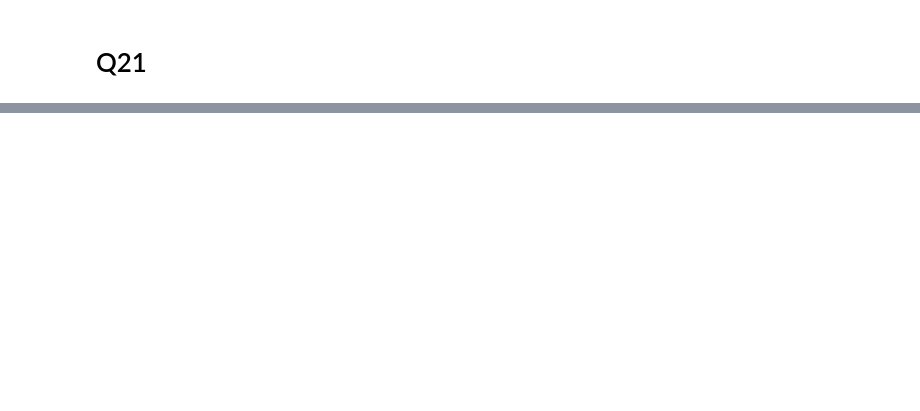
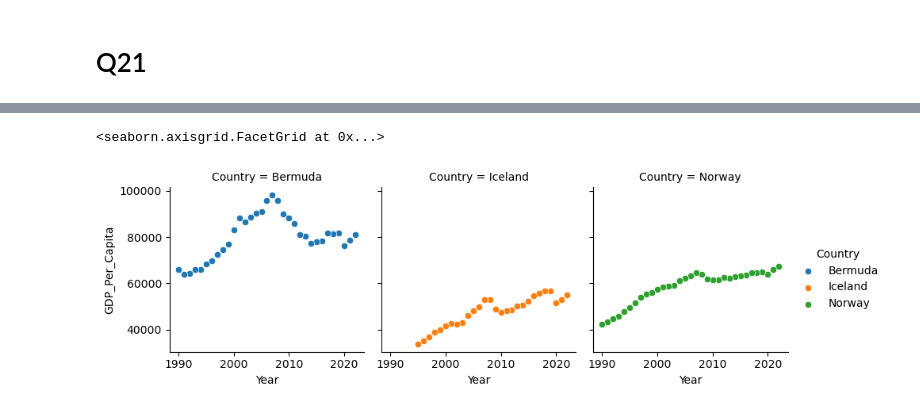
Before and after one commit to NSS-Data-Analytics-Cohort-11/undata-jmcapps, a Jupyter notebook: notebook/UN_data_analysis_DA11.ipynb, the cells around one changed output, grey strips where cells are left out. Cells and saved outputs as stored; diff of their text form; code cells hidden in the pictures; blank space fills up the shorter version.

```diff
--- a/notebook/UN_data_analysis_DA11.ipynb
+++ b/notebook/UN_data_analysis_DA11.ipynb
@@ -469,0 +488,3 @@ gdp_and_internet_use
+# %%
+top_three = gdp_df.loc[(gdp_df["Country"] == "Iceland") | (gdp_df["Country"] == "Bermuda") | (gdp_df["Country"] == "Norway")]
+top_three
@@ -469,0 +505,7 @@ gdp_and_internet_use
+# %%
+g = sns.FacetGrid(top_three, col="Country", hue="Country")
+g.map_dataframe(sns.scatterplot, x="Year", y="GDP_Per_Capita")
+g.add_legend()
+# %% [output]
+<seaborn.axisgrid.FacetGrid at 0x...>
+[figure, added]
```
Also changed, not shown: parts of 11 cells of this notebook.
